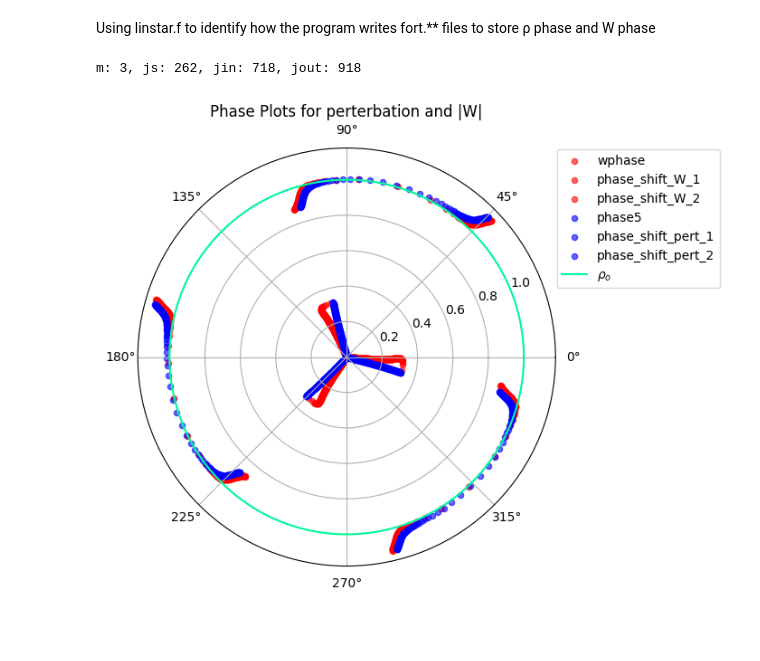
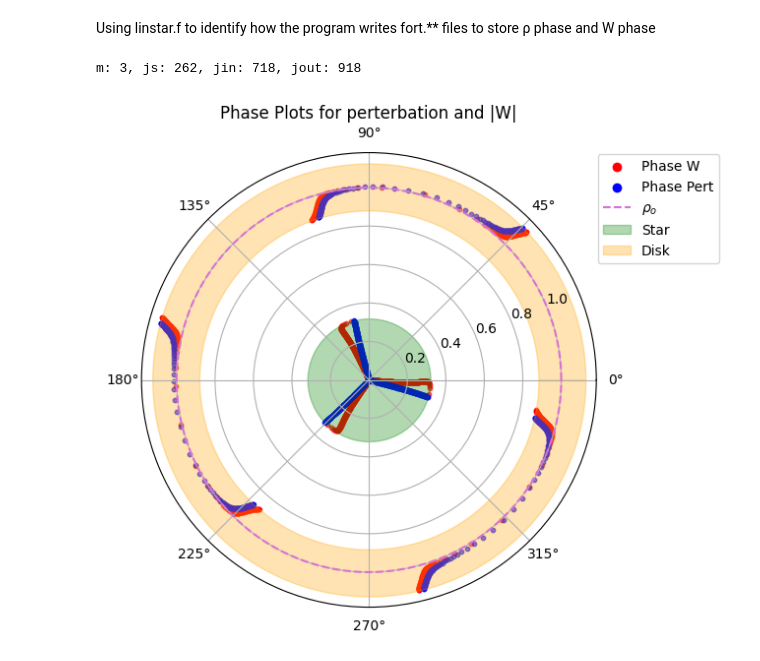
Before and after one commit to Hannahs-Jackson/Galactic_Formation_Hadley, a Jupyter notebook: Analysis_Tool.ipynb, the cells around one changed output. Saved outputs shown, nothing was run; the diff lists cells and outputs as text; code cells hidden in the pictures; blank space fills up the shorter version.

Commit message:
Update for phase plots

```diff
--- a/Analysis_Tool.ipynb
+++ b/Analysis_Tool.ipynb
@@ -353,24 +538,41 @@ def Phase_Plot(target_folder, m_val, j_s, j_in, j_out, save_graph, view_graph):
     # Graphing Phases
     fig, ax = plt.subplots(figsize=(8, 6), subplot_kw={'projection': 'polar'})  # Create polar figure
 
-    S= 20
+    S= 10
 
+    # Loop for actual data points (without labels)
     for col in phase_W_df.columns:
         if col != 'rnorm(j)':
             phase_W_df[col] = np.radians(phase_W_df[col])
-            ax.scatter(phase_W_df[col], phase_W_df['rnorm(j)'], label=col, alpha=0.6, s=S, color='red')
+            ax.scatter(phase_W_df[col], phase_W_df['rnorm(j)'], alpha=0.6, s=S, color='red', label=None)
 
     for col in phase_pert_df.columns:
         if col != 'rnorm(j)':
             phase_pert_df[col] = np.radians(phase_pert_df[col])
-            ax.scatter(phase_pert_df[col], phase_pert_df['rnorm(j)'], label=col, alpha=0.6, s=S, color='blue')
+            ax.scatter(phase_pert_df[col], phase_pert_df['rnorm(j)'], alpha=0.6, s=S, color='blue', label=None)
 
-    # Plot rho_max line
+    # Add a single point for the legend
+    ax.scatter([], [], color='red', label="Phase W")
+    ax.scatter([], [], color='blue', label="Phase Pert")
+
+    # Import Fort.50 details for plotting values
+    df_50 = Fort_50_Import(target_folder=target_folder, Transpose=True)
+    # Plot rho_o
     theta = np.linspace(0, 2*np.pi, 300)  # Full circle in radians
     r = np.ones_like(theta)  # Constant radius at 1
-    ax.plot(theta, r, color='mediumspringgreen', label=r"$\rho_{o}$")  # Dashed black circle
-
-
+    ax.plot(theta, r, color='orchid', label=r"$\rho_{o}$", linestyle="--")  # Dashed black circle
+    # Plot rho_co
+    # for boundary in ["rstar/ro", "r-/ro", "r+/ro"]:
+    #     value = df_50.loc[df_50.index[0], boundary]  # Assuming row index is 0
+    #     plot_value = np.full(len(theta), float(value.strip()))
+    #     ax.plot(theta, plot_value, color='dimgrey', label=None)
+    # Add shading for star and torus
+    shade = 0.3
+    r_star = df_50.loc[df_50.index[0], "rstar/ro"]
+    ax.fill_between(theta, 0, float(r_star.strip()), color='green', alpha=shade, label='Star')
+    r_minus = df_50.loc[df_50.index[0], "r-/ro"]
+    r_plus = df_50.loc[df_50.index[0], "r+/ro"]
+    ax.fill_between(theta, float(r_minus.strip()), float(r_plus.strip()), color='orange', alpha=shade, label='Disk')
     # Adding labels and title
     # plt.xlabel('MIRP')
     # plt.ylabel(r'log($\omega$ Amplitude)')
@@ -403,33 +605,33 @@ def Deploy_Phase_Plot(view_graph, save_graph):
 
         # Verify target model contains required files fort.22 & fort.23
         if not (target_folder / "fort.53").exists() or not (target_folder / "fort.63").exists():
             print(f"Warning: {target_folder.name} is missing fort.53 or fort.63")
             continue  # Skip this folder if fort.22 or fort.23 is missing
 
         # Assuming target_folder is a Path object
         target_name = target_folder.name
 
         js_value = re.search(r"js(\d+)", target_name)
         jin_value = re.search(r"jin(\d+)", target_name)
         jout_value = re.search(r"jout(\d+)", target_name)
         m_value = re.search(r"m(\d+)", target_name)
 
 
         js_number = int(js_value.group(1)) if js_value else None
         jin_number = int(jin_value.group(1)) if jin_value else None
         jout_number = int(jout_value.group(1)) if jout_value else None
         m_number = int(m_value.group(1)) if m_value else None
 
         print(f"m: {m_number}, js: {js_number}, jin: {jin_number}, jout: {jout_number}")
 
         # Deploy and Sort models based on Global Growth Rate test results
         Plot_of_Phases = Phase_Plot(target_folder, m_val=m_number, j_s=js_number, j_in=jin_number, j_out=jout_number, save_graph=save_graph, view_graph=view_graph)
 
         # return(Plot_of_Phases)
 
 Deploy_Phase_Plot(view_graph=True, save_graph=False)
 # %% [output]
 m: 3, js: 262, jin: 718, jout: 918
-[figure, old version]
+[figure, new version]
 # %%
 # Single - Fort.50 import - Pandas Dataframe
```
Also changed, not shown: parts of 4 cells of this notebook, 1 other file.
